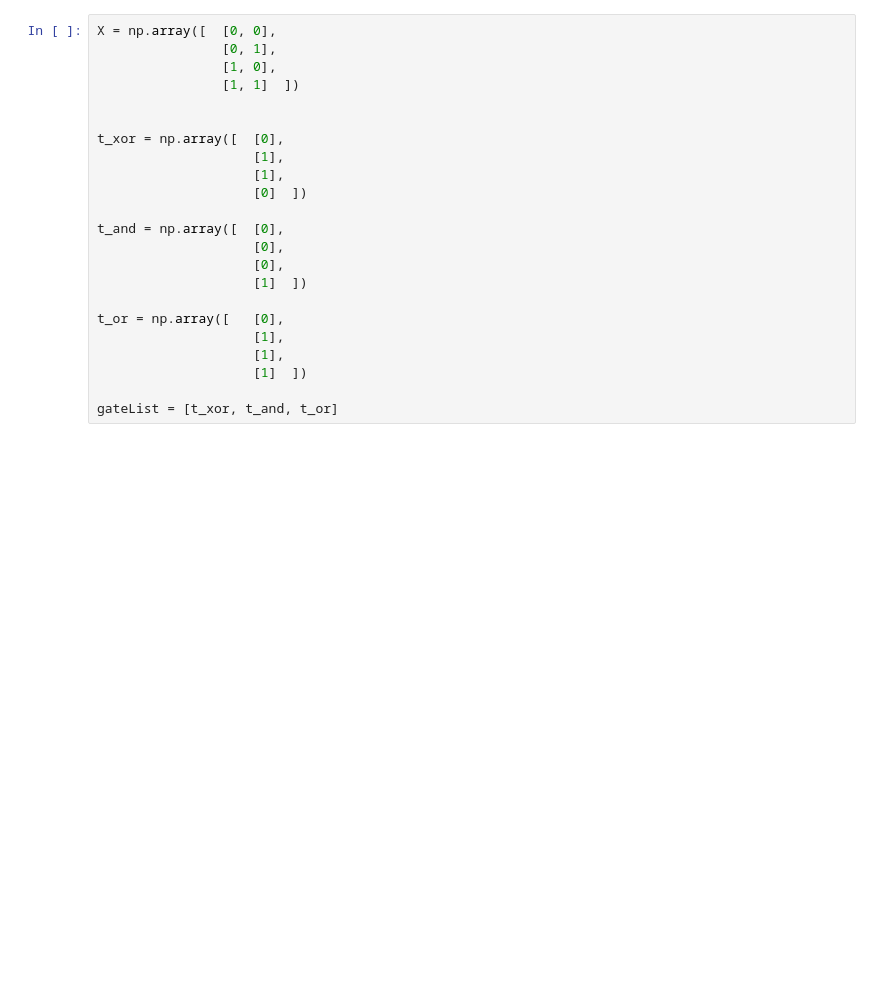
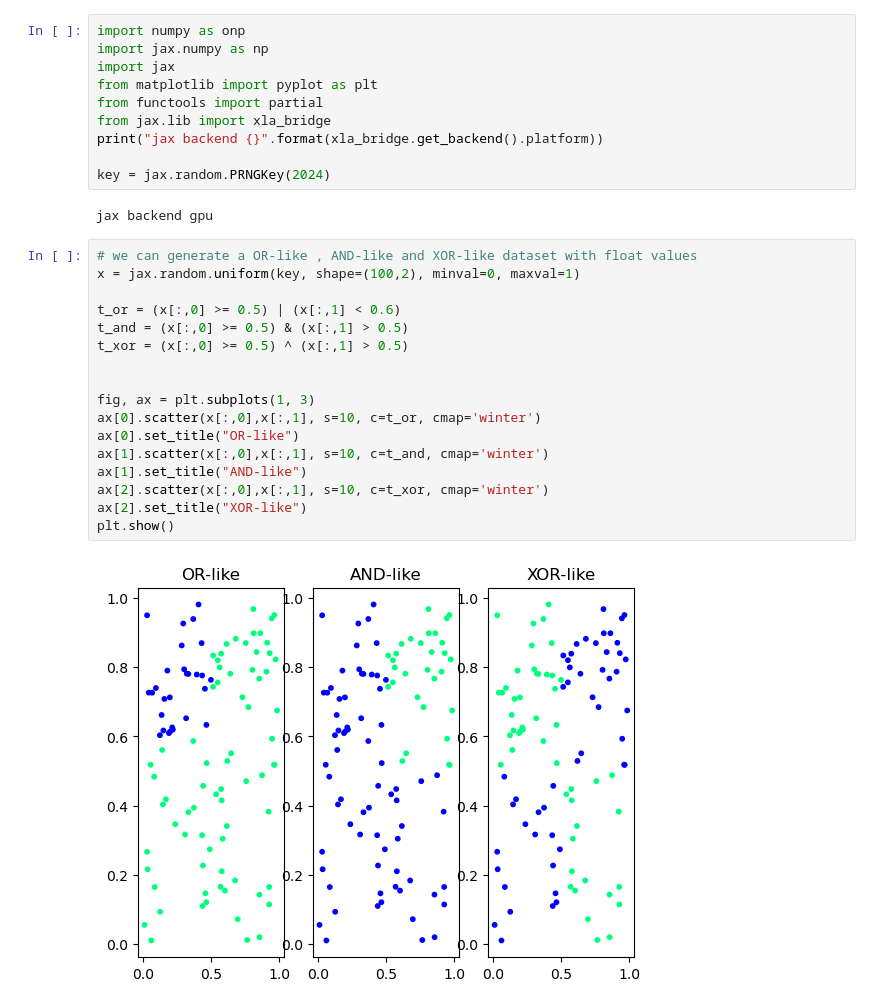
Before and after one commit to bragewiseth/MachineLearningProjects, a Jupyter notebook: weekley_exsercises/week43-44/exercises43-44.ipynb, the cells around one changed output. Cells and saved outputs as stored; diff of their text form; blank space fills up the shorter version.

```diff
--- a/weekley_exsercises/week43-44/exercises43-44.ipynb
+++ b/weekley_exsercises/week43-44/exercises43-44.ipynb
@@ -151,23 +1,31 @@ class NN():
-# %%
-X = np.array([  [0, 0],
-                [0, 1],
-                [1, 0],
-                [1, 1]  ])
-
-
-t_xor = np.array([  [0],
-                    [1],
-                    [1],
-                    [0]  ])
-
-t_and = np.array([  [0],
-                    [0],
-                    [0],
-                    [1]  ])
-
-t_or = np.array([   [0],
-                    [1],
-                    [1],
-                    [1]  ])
-
-gateList = [t_xor, t_and, t_or]
+# %%
+import numpy as onp
+import jax.numpy as np
+import jax
+from matplotlib import pyplot as plt
+from functools import partial
+from jax.lib import xla_bridge
+print("jax backend {}".format(xla_bridge.get_backend().platform))
+
+key = jax.random.PRNGKey(2024)
+# %% [output]
+jax backend gpu
+# %%
+# we can generate a OR-like , AND-like and XOR-like dataset with float values
+x = jax.random.uniform(key, shape=(100,2), minval=0, maxval=1)
+
+t_or = (x[:,0] >= 0.5) | (x[:,1] < 0.6)
+t_and = (x[:,0] >= 0.5) & (x[:,1] > 0.5)
+t_xor = (x[:,0] >= 0.5) ^ (x[:,1] > 0.5)
+
+
+fig, ax = plt.subplots(1, 3)
+ax[0].scatter(x[:,0],x[:,1], s=10, c=t_or, cmap='winter')
+ax[0].set_title("OR-like")
+ax[1].scatter(x[:,0],x[:,1], s=10, c=t_and, cmap='winter')
+ax[1].set_title("AND-like")
+ax[2].scatter(x[:,0],x[:,1], s=10, c=t_xor, cmap='winter')
+ax[2].set_title("XOR-like")
+plt.show()
+# %% [output]
+[figure, added]
```
Also changed, not shown: parts of 4 cells of this notebook, 12 other files.
